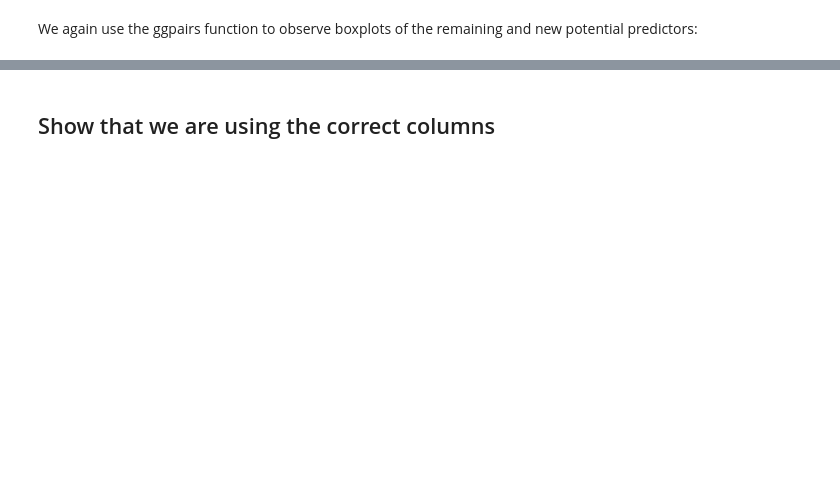
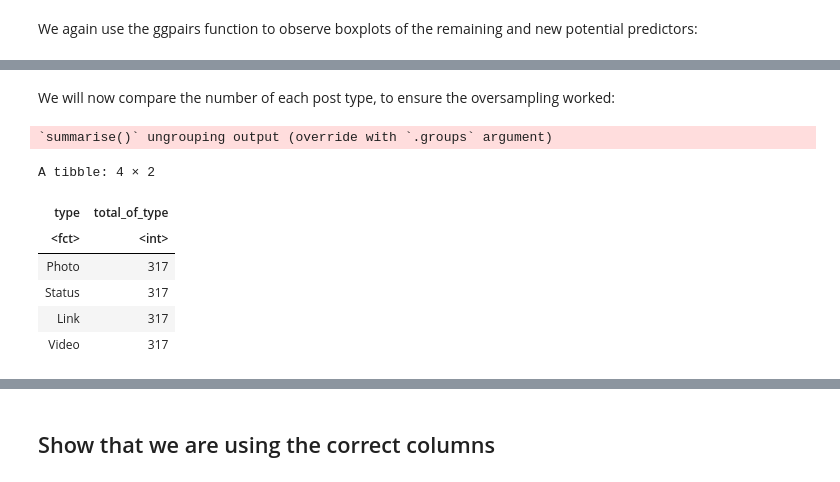
Before and after one commit to lucykvs/DSCI100-Project, a Jupyter notebook: Project.ipynb, the cells around one changed output, grey strips where cells are left out. Saved outputs shown, nothing was run; the diff lists cells and outputs as text; code cells hidden in the pictures; blank space fills up the shorter version.

```diff
--- a/Project.ipynb
+++ b/Project.ipynb
@@ -357,9 +359,7 @@ In examining the data for classification, it is also expected that trends may em
 # %%
-upsample_recipe <- recipe(type ~ ., data = fb_data_selected) %>%
+upsample_recipe <- recipe(type ~ ., data = fb_train_selected_final) %>%
                     step_upsample(type, over_ratio = 1, skip = FALSE ) %>%
                     prep()
+upsample_recipe
 
-
-
-fb_data_upsampled <- upsample_recipe %>% bake(fb_data_selected)
-fb_data_upsampled
+fb_train_upsampled <- upsample_recipe %>% bake(fb_train_selected_final)
@@ -366,3 +380,20 @@ fb_data_upsampled
+# %% [markdown]
+We will now compare the number of each post type, to ensure the oversampling worked:
+# %%
+summary_table2 = fb_train_upsampled %>%
+    group_by(type) %>%
+    summarize(total_of_type = n())
+
+summary_table2
+# %% [output]
+`summarise()` ungrouping output (override with `.groups` argument)
+A tibble: 4 × 2
+| type | total_of_type |
+| <fct> | <int> |
+| Photo | 317 |
+| Status | 317 |
+| Link | 317 |
+| Video | 317 |
 # %%
 # Create the tune spec
 knn_spec_tune <- nearest_neighbor(weight_func = "rectangular", neighbors = tune()) %>%
```
Also changed, not shown: parts of 34 cells of this notebook.
